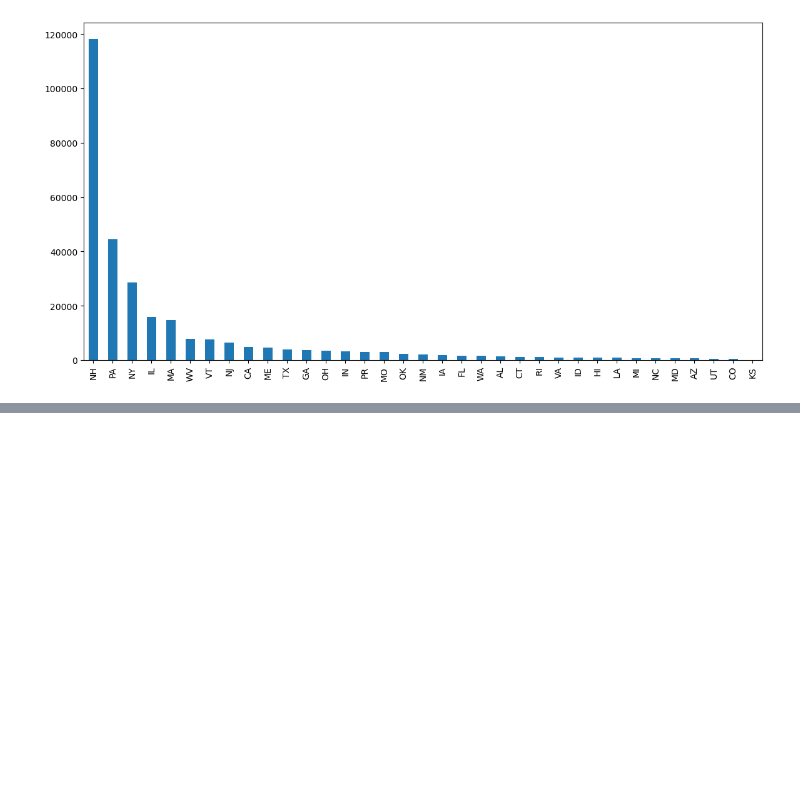
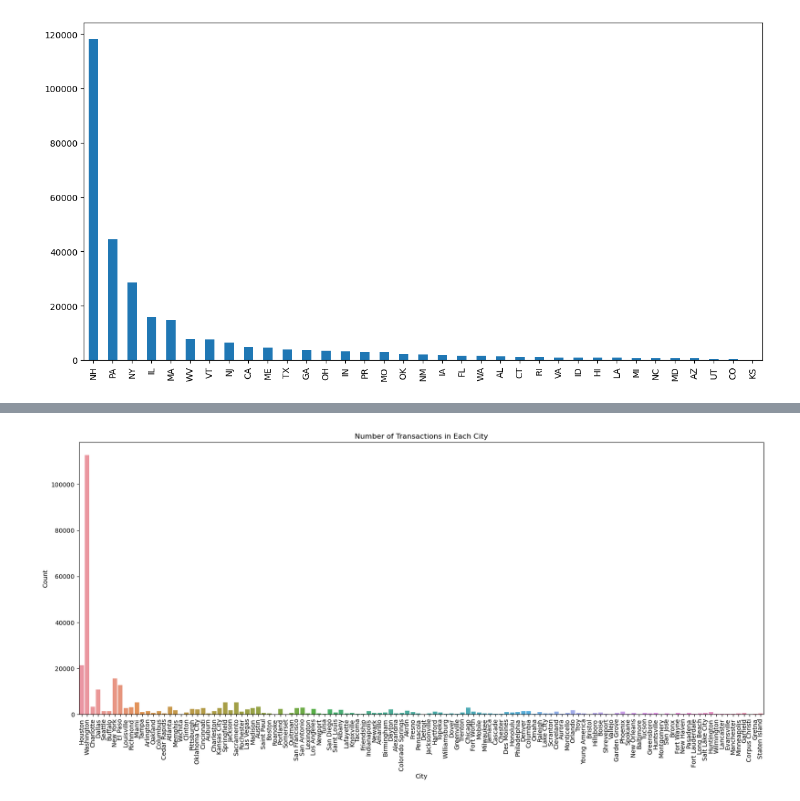
Before and after one commit to hajar-kaddouri/Final-Project2023, a Jupyter notebook: fun.ipynb, the cells around one changed output, grey strips where cells are left out. Drawn from its saved outputs; the diff is of its cells as text; code cells hidden in the pictures; blank space fills up the shorter version.

```diff
--- a/fun.ipynb
+++ b/fun.ipynb
@@ -217,0 +230,11 @@ if __name__ == "__main__":
+# %%
+#Bar chart of the count of transactions in each city
+plt.figure(figsize=(20, 8))
+sns.countplot(data=df_credit_card, x='city')
+plt.title('Number of Transactions in Each City')
+plt.xlabel('City')
+plt.ylabel('Count')
+plt.xticks(rotation=90)
+plt.show()
+# %% [output]
+[figure, added]
```
Also changed, not shown: parts of 3 cells of this notebook.
